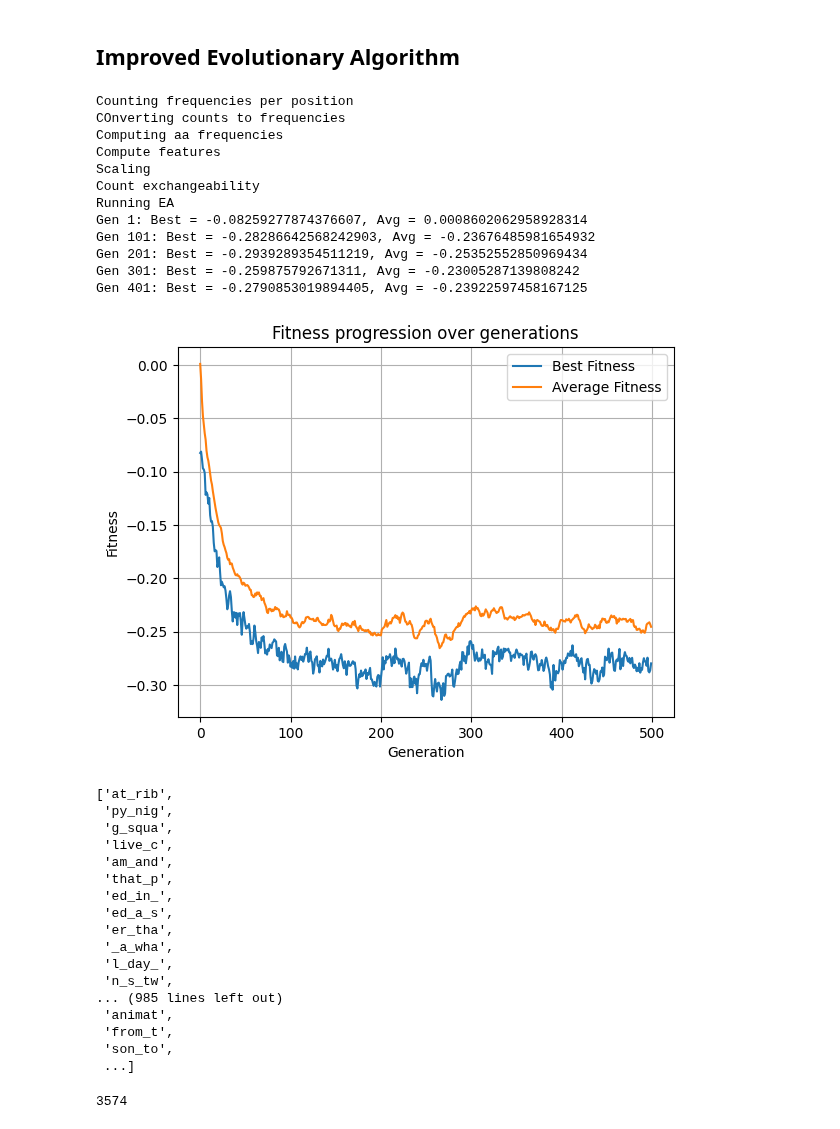
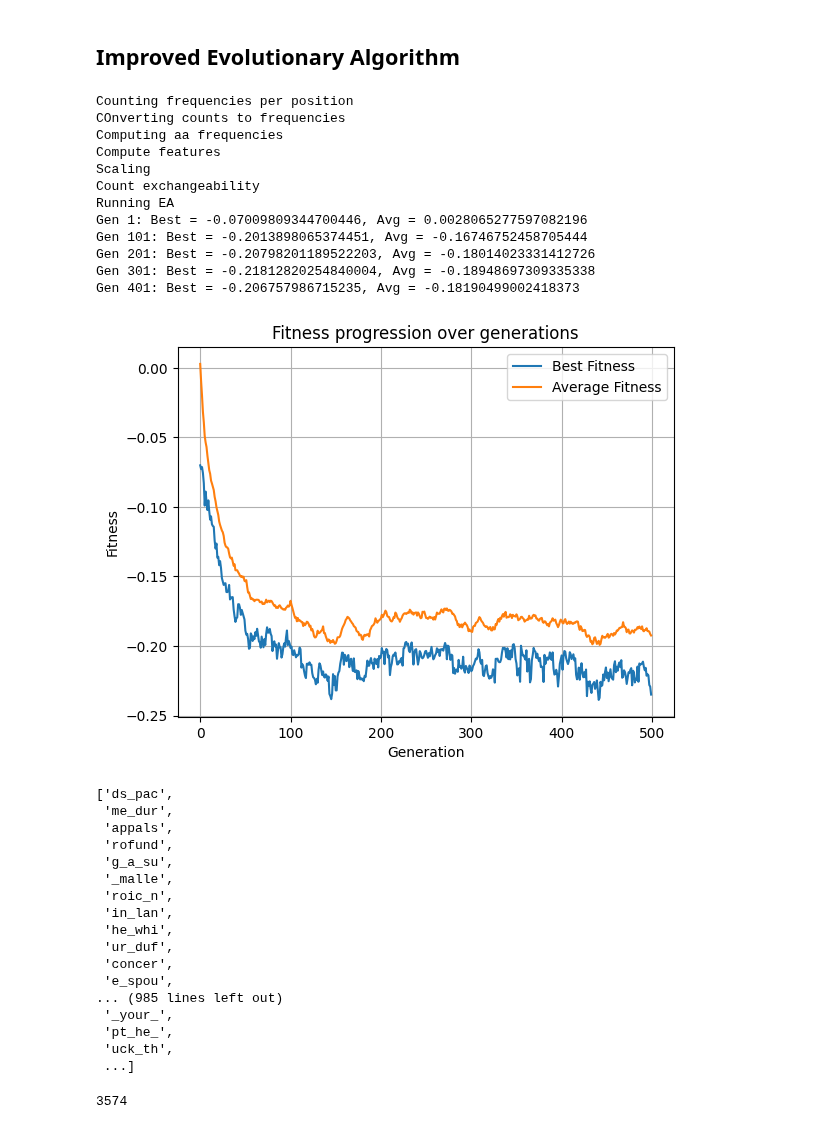
Before and after one commit to VaggelisSpi/NaCo_Project, a Jupyter notebook: project/language_discrimination.ipynb, the cells around one changed output. Drawn from its saved outputs; the diff is of its cells as text; code cells hidden in the pictures.

```diff
--- a/project/language_discrimination.ipynb
+++ b/project/language_discrimination.ipynb
@@ -257,58 +257,59 @@ def composite_fitness(indices):
     subset_vectors = feature_vectors[indices]
 
     fpep_mean = np.mean(subset_vectors[:, 0])
     aa_mean = np.mean(subset_vectors[:, 1])
 
-    exchangeability_scores = [global_exchangeability_scores[i] for i in indices] # get all scores of the indices
-    exchangeability_mean = np.mean(exchangeability_scores)
+    # exchangeability_scores = [global_exchangeability_scores[i] for i in indices] # get all scores of the indices
+    # exchangeability_mean = np.mean(exchangeability_scores)
 
-    return 1 * fpep_mean + 1 * aa_mean + 1 * exchangeability_mean
+    # return 1 * fpep_mean + 1 * aa_mean + 1 * exchangeability_mean
+    return fpep_mean + aa_mean
 
 print("Running EA")
 m_ea = EA(data=feature_vectors, N=100, sigma=3574, K=2, p=0.1, mu=0.02, T=500, f=composite_fitness, seed=42)
 multi_best_individual, multi_best_fitness, multi_fitness_avg, multi_fitness_best = m_ea.run()
 
 plt.plot(multi_fitness_best, label="Best Fitness")
 plt.plot(multi_fitness_avg, label="Average Fitness")
 plt.xlabel("Generation")
 plt.ylabel("Fitness")
 plt.title("Fitness progression over generations")
 plt.legend()
 plt.grid(True)
 plt.show()
 
 multi_optimal_peptides = [english_text[i] for i in multi_best_individual]
 multi_optimal_peptides
 # %% [output]
 Counting frequencies per position
 COnverting counts to frequencies
 Computing aa frequencies
 Compute features
 Scaling
 Count exchangeability
 Running EA
-Gen 1: Best = -0.08259277874376607, Avg = 0.0008602062958928314
-Gen 101: Best = -0.28286642568242903, Avg = -0.23676485981654932
-Gen 201: Best = -0.2939289354511219, Avg = -0.25352552850969434
-Gen 301: Best = -0.259875792671311, Avg = -0.23005287139808242
-Gen 401: Best = -0.2790853019894405, Avg = -0.23922597458167125
+Gen 1: Best = -0.07009809344700446, Avg = 0.0028065277597082196
+Gen 101: Best = -0.2013898065374451, Avg = -0.16746752458705444
+Gen 201: Best = -0.20798201189522203, Avg = -0.18014023331412726
+Gen 301: Best = -0.21812820254840004, Avg = -0.18948697309335338
+Gen 401: Best = -0.206757986715235, Avg = -0.18190499002418373
-[figure, old version]
+[figure, new version]
-['at_rib',
- 'py_nig',
- 'g_squa',
- 'live_c',
- 'am_and',
- 'that_p',
- 'ed_in_',
- 'ed_a_s',
- 'er_tha',
- '_a_wha',
- 'l_day_',
- 'n_s_tw',
+['ds_pac',
+ 'me_dur',
+ 'appals',
+ 'rofund',
+ 'g_a_su',
+ '_malle',
+ 'roic_n',
+ 'in_lan',
+ 'he_whi',
+ 'ur_duf',
+ 'concer',
+ 'e_spou',
 ... (985 lines left out)
- 'animat',
- 'from_t',
- 'son_to',
+ '_your_',
+ 'pt_he_',
+ 'uck_th',
  ...]
 # %%
 print(len(multi_optimal_peptides))
```
Also changed, not shown: parts of 5 cells of this notebook, 41 other files.
